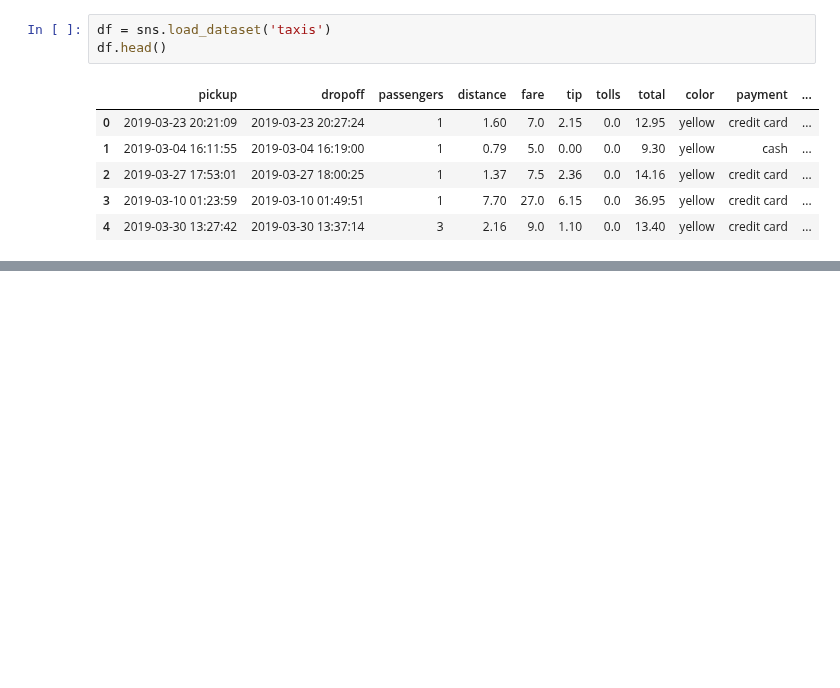
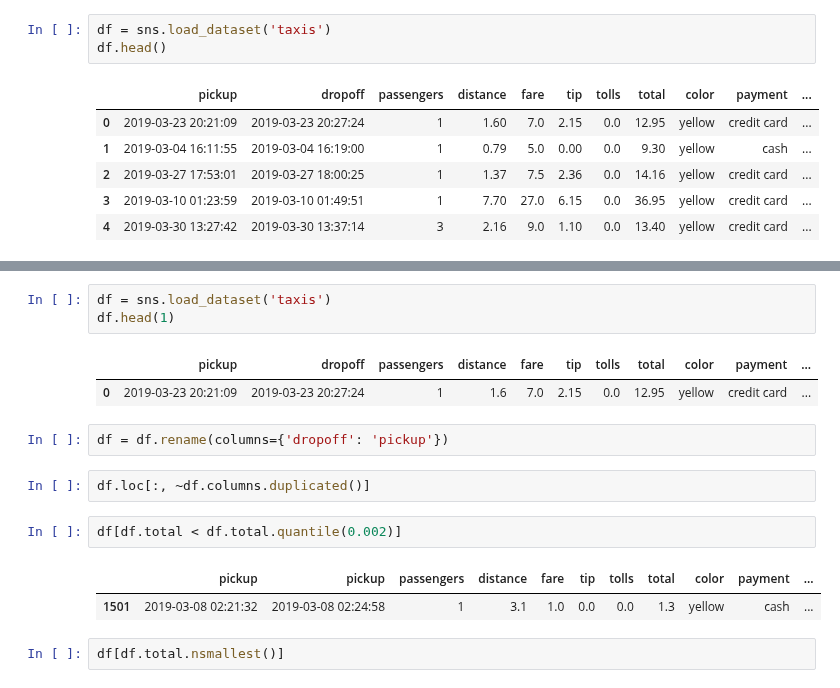
Before and after one commit to gbrs/ipython_notebook_probes, a Jupyter notebook: Probe.ipynb, the cells around one changed output, grey strips where cells are left out. Cells and saved outputs as stored; diff of their text form; blank space fills up the shorter version.

Commit message:
experiment with duplicated

```diff
--- a/Probe.ipynb
+++ b/Probe.ipynb
@@ -1146,3 +1146,20 @@ df[df.pickup_zone == 'Allerton/Pelham Gardens']
 |  | pickup | dropoff | passengers | distance | fare | tip | tolls | total | color | payment | ... |
 | 5981 | 2019-03-15 12:44:29 | 2019-03-15 13:31:05 | 1 | 20.51 | 54.16 | 0.0 | 5.76 | 60.42 | green | credit card | ... |
 | 5988 | 2019-03-27 10:48:05 | 2019-03-27 10:58:06 | 1 | 2.58 | 10.50 | 0.0 | 0.00 | 11.30 | green | credit card | ... |
+# %%
+df = sns.load_dataset('taxis')
+df.head(1)
+# %% [output]
+|  | pickup | dropoff | passengers | distance | fare | tip | tolls | total | color | payment | ... |
+| 0 | 2019-03-23 20:21:09 | 2019-03-23 20:27:24 | 1 | 1.6 | 7.0 | 2.15 | 0.0 | 12.95 | yellow | credit card | ... |
+# %%
+df = df.rename(columns={'dropoff': 'pickup'})
+# %%
+df.loc[:, ~df.columns.duplicated()]
+# %%
+df[df.total < df.total.quantile(0.002)]
+# %% [output]
+|  | pickup | pickup | passengers | distance | fare | tip | tolls | total | color | payment | ... |
+| 1501 | 2019-03-08 02:21:32 | 2019-03-08 02:24:58 | 1 | 3.1 | 1.0 | 0.0 | 0.0 | 1.3 | yellow | cash | ... |
+# %%
+df[df.total.nsmallest()]
```
